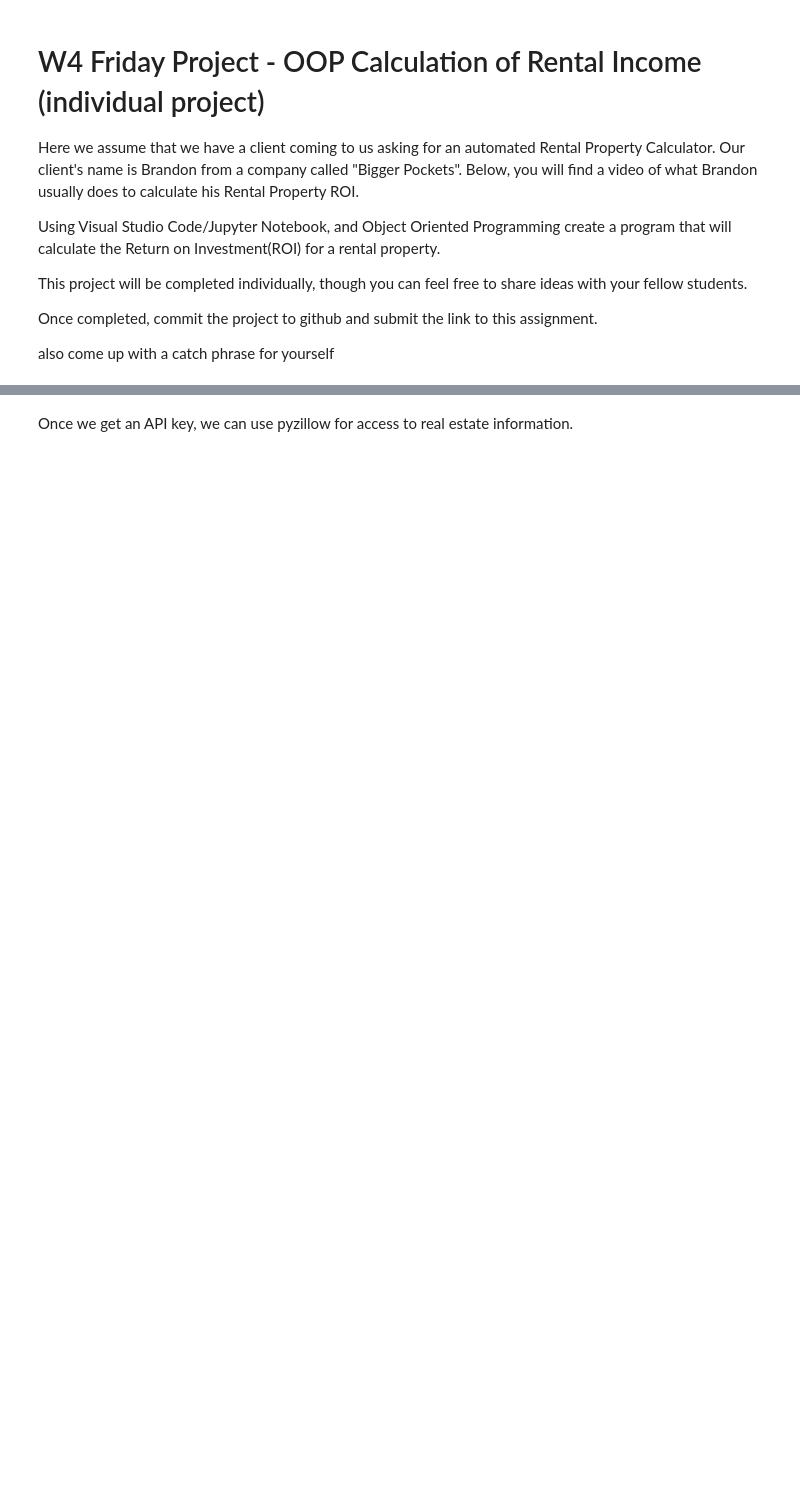
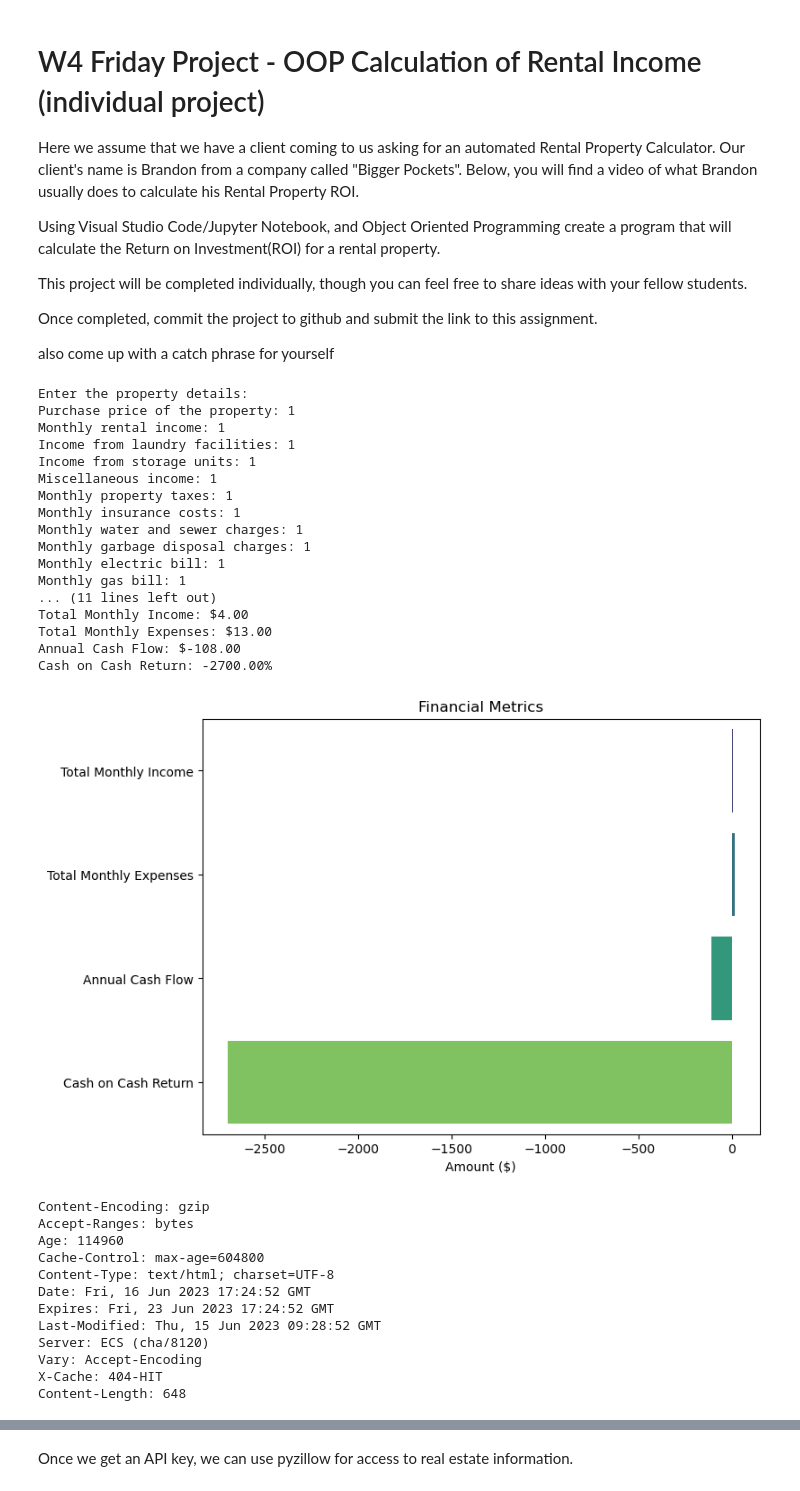
Before and after one commit to HussainAther/ReturnOnInvestmentRentalPropertyOOP, a Jupyter notebook: ReturnOnInvestmentRentalPropertyOOP.ipynb, the cells around one changed output, grey strips where cells are left out. Drawn from its saved outputs; the diff is of its cells as text; code cells hidden in the pictures; blank space fills up the shorter version.

Commit message:
portfolio added with more comprehensive ways of visualizing and adding data to rental property class and stuff

```diff
--- a/ReturnOnInvestmentRentalPropertyOOP.ipynb
+++ b/ReturnOnInvestmentRentalPropertyOOP.ipynb
@@ -106,0 +149,57 @@ print(f"Cash on Cash Return: {cash_on_cash_return:.2f}%")
+# %%
+# Prompt the user for input and create the rental property object
+property1 = RentalProperty.from_user_input()
+
+# Calculate the financial metrics
+try:
+    total_monthly_income = property1.calculate_total_monthly_income()
+    total_monthly_expenses = property1.calculate_total_monthly_expenses()
+    cash_flow = property1.calculate_cash_flow()
+    cash_on_cash_return = property1.calculate_cash_on_cash_return()
+except ZeroDivisionError:
+    print("Error: Division by zero occurred during calculation. Please check your input values.")
+    exit()
+
+# Print the results
+print(f"Total Monthly Income: ${total_monthly_income:.2f}")
+print(f"Total Monthly Expenses: ${total_monthly_expenses:.2f}")
+print(f"Annual Cash Flow: ${cash_flow:.2f}")
+print(f"Cash on Cash Return: {cash_on_cash_return:.2f}%")
+
+# Visualize the results
+property1.visualize_results()
+
+# Make an API request and handle the response
+api_url = "https://example.com/api/endpoint"  # Replace with the actual API endpoint URL
+property1.get_api_data(api_url)
+# %% [output]
+Enter the property details:
+Purchase price of the property: 1
+Monthly rental income: 1
+Income from laundry facilities: 1
+Income from storage units: 1
+Miscellaneous income: 1
+Monthly property taxes: 1
+Monthly insurance costs: 1
+Monthly water and sewer charges: 1
+Monthly garbage disposal charges: 1
+Monthly electric bill: 1
+Monthly gas bill: 1
+... (11 lines left out)
+Total Monthly Income: $4.00
+Total Monthly Expenses: $13.00
+Annual Cash Flow: $-108.00
+Cash on Cash Return: -2700.00%
+[figure, added]
+Content-Encoding: gzip
+Accept-Ranges: bytes
+Age: 114960
+Cache-Control: max-age=604800
+Content-Type: text/html; charset=UTF-8
+Date: Fri, 16 Jun 2023 17:24:52 GMT
+Expires: Fri, 23 Jun 2023 17:24:52 GMT
+Last-Modified: Thu, 15 Jun 2023 09:28:52 GMT
+Server: ECS (cha/8120)
+Vary: Accept-Encoding
+X-Cache: 404-HIT
+Content-Length: 648
```
Also changed, not shown: parts of 8 cells of this notebook.
